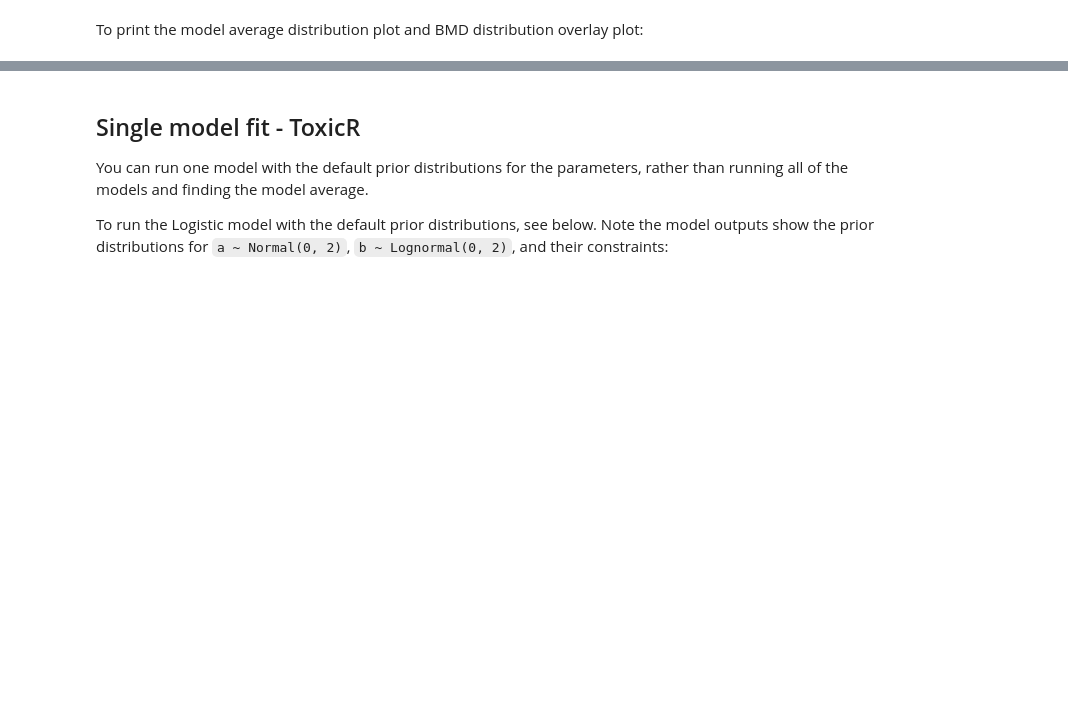
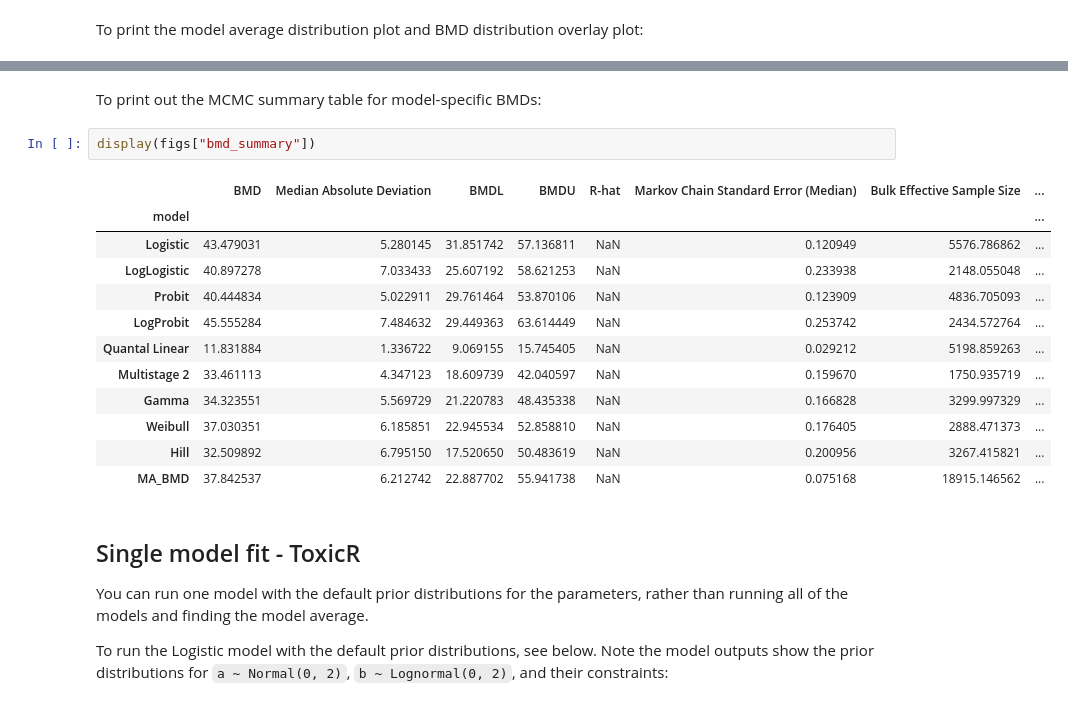
Before and after one commit to USEPA/BMDS, a Jupyter notebook: docs/source/recipes/dichotomous_ma.ipynb, the cells around one changed output, grey strips where cells are left out. Saved outputs shown, nothing was run; the diff lists cells and outputs as text; blank space fills up the shorter version.

```diff
--- a/docs/source/recipes/dichotomous_ma.ipynb
+++ b/docs/source/recipes/dichotomous_ma.ipynb
@@ -192,3 +184,20 @@ KeyError: 'bmd_overlay'
+# %% [markdown]
+To print out the MCMC summary table for model-specific BMDs:
+# %%
+display(figs["bmd_summary"])
+# %% [output]
+|  | BMD | Median Absolute Deviation | BMDL | BMDU | R-hat | Markov Chain Standard Error (Median) | Bulk Effective Sample Size | ... |
+| model |  |  |  |  |  |  |  | ... |
+| Logistic | 43.479031 | 5.280145 | 31.851742 | 57.136811 | NaN | 0.120949 | 5576.786862 | ... |
+| LogLogistic | 40.897278 | 7.033433 | 25.607192 | 58.621253 | NaN | 0.233938 | 2148.055048 | ... |
+| Probit | 40.444834 | 5.022911 | 29.761464 | 53.870106 | NaN | 0.123909 | 4836.705093 | ... |
+| LogProbit | 45.555284 | 7.484632 | 29.449363 | 63.614449 | NaN | 0.253742 | 2434.572764 | ... |
+| Quantal Linear | 11.831884 | 1.336722 | 9.069155 | 15.745405 | NaN | 0.029212 | 5198.859263 | ... |
+| Multistage 2 | 33.461113 | 4.347123 | 18.609739 | 42.040597 | NaN | 0.159670 | 1750.935719 | ... |
+| Gamma | 34.323551 | 5.569729 | 21.220783 | 48.435338 | NaN | 0.166828 | 3299.997329 | ... |
+| Weibull | 37.030351 | 6.185851 | 22.945534 | 52.858810 | NaN | 0.176405 | 2888.471373 | ... |
+| Hill | 32.509892 | 6.795150 | 17.520650 | 50.483619 | NaN | 0.200956 | 3267.415821 | ... |
+| MA_BMD | 37.842537 | 6.212742 | 22.887702 | 55.941738 | NaN | 0.075168 | 18915.146562 | ... |
 # %% [markdown]
 ## Single model fit - ToxicR
 
```
Also changed, not shown: parts of 11 cells of this notebook, 2 other files.
